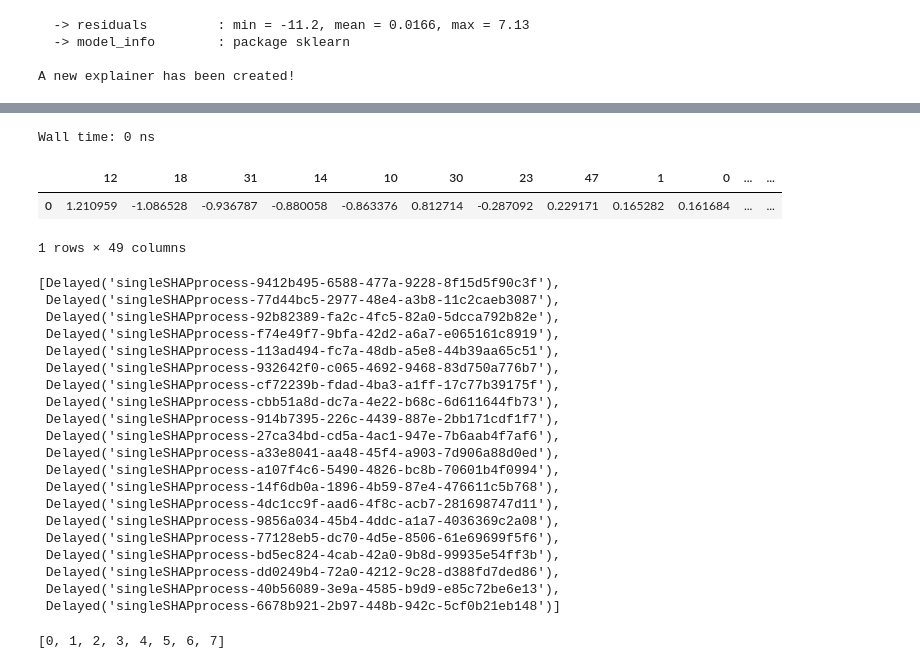
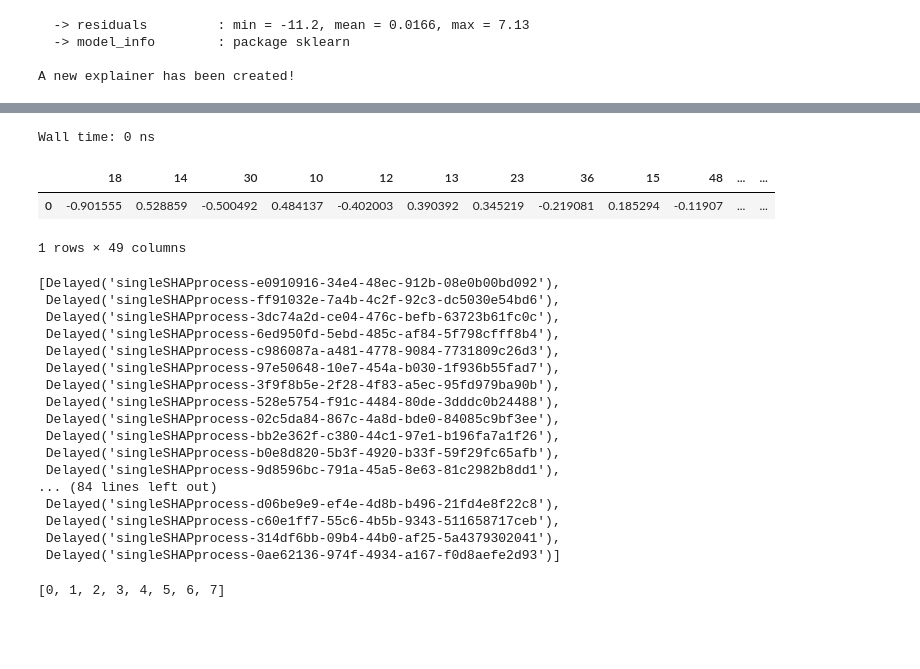
Before and after one commit to MichaelChaoLi-cpu/MentalHealthAndLandCover, a Jupyter notebook: 07_PyCode/11_AN_DaskLocalJupyter_v1.ipynb, the cells around one changed output, grey strips where cells are left out. Cells and saved outputs as stored; diff of their text form; code cells hidden in the pictures; blank space fills up the shorter version.

Commit message:
A: revise first client.scatter the model to the client; revise 05_TE; done

```diff
--- a/07_PyCode/11_AN_DaskLocalJupyter_v1.ipynb
+++ b/07_PyCode/11_AN_DaskLocalJupyter_v1.ipynb
@@ -26,6 +26,6 @@ DP02_result_location = "/Users/lichao/Library/CloudStorage/OneDrive-KyushuUniver
 DP02_location = "D:/OneDrive - Kyushu University/02_Article/03_RStudio/"
 DP02_result_location = "D:/OneDrive - Kyushu University/02_Article/03_RStudio/08_PyResults/"
 # %%
-client = Client(n_workers=3, nthreads=1)
+client = Client(n_workers=2, nthreads=1)
 # %% [output]
 Perhaps you already have a cluster running?
@@ -103,7 +98,7 @@ model_rf_exp_scattered = client.scatter(model_rf_exp)
 def singleSHAPprocess(obs_num, X, model_rf_exp):
     test_obs = X[obs_num:obs_num+1,:]
     shap_test = model_rf_exp.predict_parts(test_obs, type = 'shap',
-                                           B = 5, N = 100)
+                                           B = 20, N = 1000)
     result = shap_test.result[shap_test.result.B == 0]
     result = result[['contribution', 'variable_name']]
     result = result.transpose()
@@ -114,6 +109,6 @@ def singleSHAPprocess(obs_num, X, model_rf_exp):
 # %%
 %%time
 results = []
-for obs_num in list(range(100)):
+for obs_num in list(range(10000)):
     results.append(dask.delayed(singleSHAPprocess)(obs_num, X_scattered, model_rf_exp_scattered))
 # %% [output]
@@ -121,3 +116,5 @@ Wall time: 5 ms
 # %%
 %%time
+start = datetime.now()
 test = dask.compute(*results)
+end = datetime.now()
@@ -124,34 +139,31 @@ test = dask.compute(*results)
 # %%
 %%time
-test[0]
+test[999]
 # %% [output]
 Wall time: 0 ns
-|  | 12 | 18 | 31 | 14 | 10 | 30 | 23 | 47 | 1 | 0 | ... | ... |
-| 0 | 1.210959 | -1.086528 | -0.936787 | -0.880058 | -0.863376 | 0.812714 | -0.287092 | 0.229171 | 0.165282 | 0.161684 | ... | ... |
+|  | 18 | 14 | 30 | 10 | 12 | 13 | 23 | 36 | 15 | 48 | ... | ... |
+| 0 | -0.901555 | 0.528859 | -0.500492 | 0.484137 | -0.402003 | 0.390392 | 0.345219 | -0.219081 | 0.185294 | -0.11907 | ... | ... |
 1 rows × 49 columns
 # %%
 results
 # %% [output]
-[Delayed('singleSHAPprocess-9412b495-6588-477a-9228-8f15d5f90c3f'),
- Delayed('singleSHAPprocess-77d44bc5-2977-48e4-a3b8-11c2caeb3087'),
- Delayed('singleSHAPprocess-92b82389-fa2c-4fc5-82a0-5dcca792b82e'),
- Delayed('singleSHAPprocess-f74e49f7-9bfa-42d2-a6a7-e065161c8919'),
- Delayed('singleSHAPprocess-113ad494-fc7a-48db-a5e8-44b39aa65c51'),
- Delayed('singleSHAPprocess-932642f0-c065-4692-9468-83d750a776b7'),
- Delayed('singleSHAPprocess-cf72239b-fdad-4ba3-a1ff-17c77b39175f'),
- Delayed('singleSHAPprocess-cbb51a8d-dc7a-4e22-b68c-6d611644fb73'),
- Delayed('singleSHAPprocess-914b7395-226c-4439-887e-2bb171cdf1f7'),
- Delayed('singleSHAPprocess-27ca34bd-cd5a-4ac1-947e-7b6aab4f7af6'),
- Delayed('singleSHAPprocess-a33e8041-aa48-45f4-a903-7d906a88d0ed'),
- Delayed('singleSHAPprocess-a107f4c6-5490-4826-bc8b-70601b4f0994'),
- Delayed('singleSHAPprocess-14f6db0a-1896-4b59-87e4-476611c5b768'),
- Delayed('singleSHAPprocess-4dc1cc9f-aad6-4f8c-acb7-281698747d11'),
- Delayed('singleSHAPprocess-9856a034-45b4-4ddc-a1a7-4036369c2a08'),
- Delayed('singleSHAPprocess-77128eb5-dc70-4d5e-8506-61e69699f5f6'),
- Delayed('singleSHAPprocess-bd5ec824-4cab-42a0-9b8d-99935e54ff3b'),
- Delayed('singleSHAPprocess-dd0249b4-72a0-4212-9c28-d388fd7ded86'),
- Delayed('singleSHAPprocess-40b56089-3e9a-4585-b9d9-e85c72be6e13'),
- Delayed('singleSHAPprocess-6678b921-2b97-448b-942c-5cf0b21eb148')]
+[Delayed('singleSHAPprocess-e0910916-34e4-48ec-912b-08e0b00bd092'),
+ Delayed('singleSHAPprocess-ff91032e-7a4b-4c2f-92c3-dc5030e54bd6'),
+ Delayed('singleSHAPprocess-3dc74a2d-ce04-476c-befb-63723b61fc0c'),
+ Delayed('singleSHAPprocess-6ed950fd-5ebd-485c-af84-5f798cfff8b4'),
+ Delayed('singleSHAPprocess-c986087a-a481-4778-9084-7731809c26d3'),
+ Delayed('singleSHAPprocess-97e50648-10e7-454a-b030-1f936b55fad7'),
+ Delayed('singleSHAPprocess-3f9f8b5e-2f28-4f83-a5ec-95fd979ba90b'),
+ Delayed('singleSHAPprocess-528e5754-f91c-4484-80de-3dddc0b24488'),
+ Delayed('singleSHAPprocess-02c5da84-867c-4a8d-bde0-84085c9bf3ee'),
+ Delayed('singleSHAPprocess-bb2e362f-c380-44c1-97e1-b196fa7a1f26'),
+ Delayed('singleSHAPprocess-b0e8d820-5b3f-4920-b33f-59f29fc65afb'),
+ Delayed('singleSHAPprocess-9d8596bc-791a-45a5-8e63-81c2982b8dd1'),
+... (84 lines left out)
+ Delayed('singleSHAPprocess-d06be9e9-ef4e-4d8b-b496-21fd4e8f22c8'),
+ Delayed('singleSHAPprocess-c60e1ff7-55c6-4b5b-9343-511658717ceb'),
+ Delayed('singleSHAPprocess-314df6bb-09b4-44b0-af25-5a4379302041'),
+ Delayed('singleSHAPprocess-0ae62136-974f-4934-a167-f0d8aefe2d93')]
 # %%
 list(range(8))
 # %% [output]
```
Also changed, not shown: parts of 4 cells of this notebook, 3 other files.
